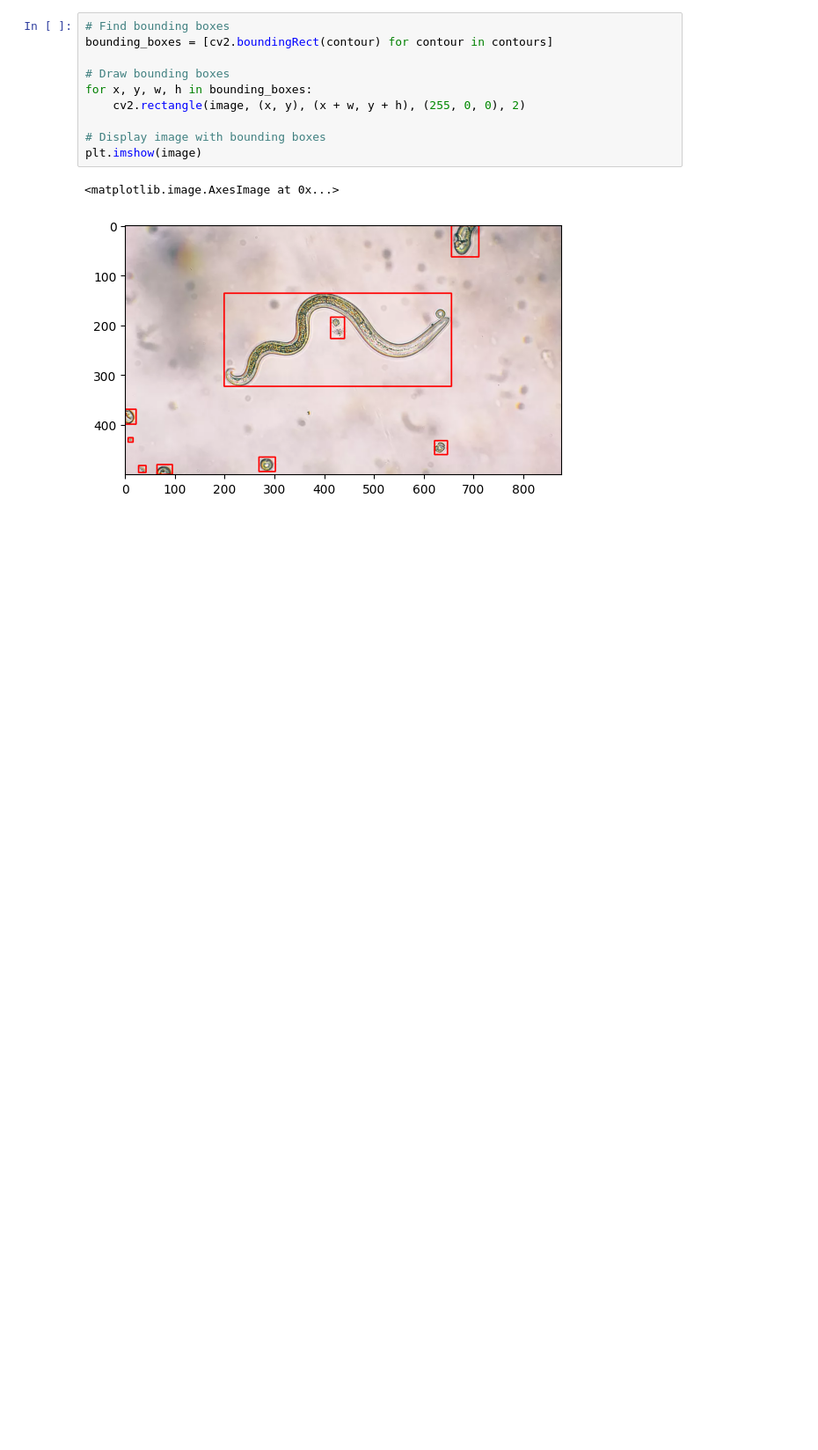
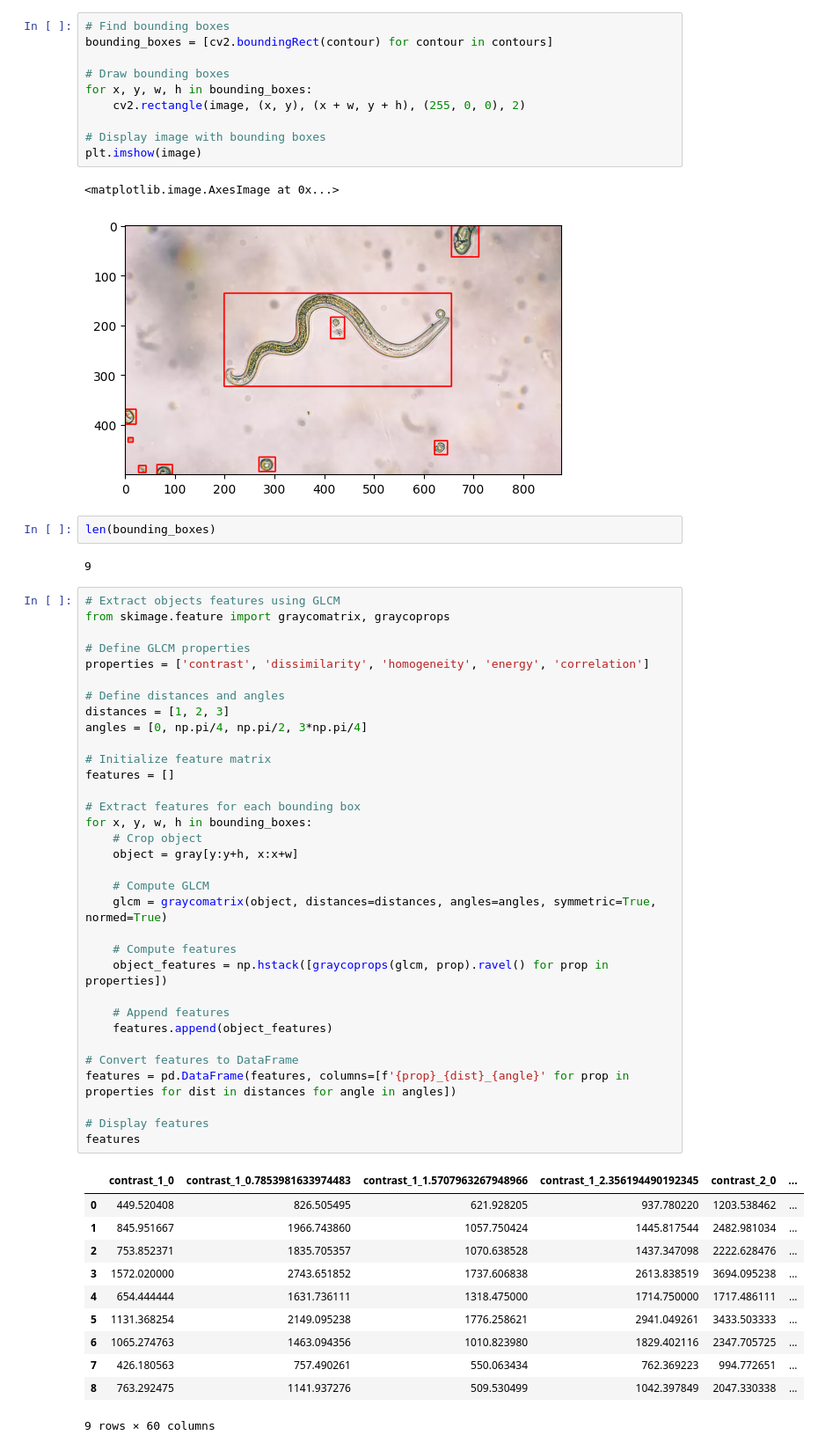
Before and after one commit to Bravonoid/microbiology-object-detection, a Jupyter notebook: process.ipynb, the cells around one changed output. Shown: that part at 88% size. Drawn from its saved outputs; the diff is of its cells as text; blank space fills up the shorter version.

```diff
--- a/process.ipynb
+++ b/process.ipynb
@@ -86,3 +87,52 @@ plt.imshow(image)
 # %% [output]
 <matplotlib.image.AxesImage at 0x...>
 [figure]
+# %%
+len(bounding_boxes)
+# %% [output]
+9
+# %%
+# Extract objects features using GLCM
+from skimage.feature import graycomatrix, graycoprops
+
+# Define GLCM properties
+properties = ['contrast', 'dissimilarity', 'homogeneity', 'energy', 'correlation']
+
+# Define distances and angles
+distances = [1, 2, 3]
+angles = [0, np.pi/4, np.pi/2, 3*np.pi/4]
+
+# Initialize feature matrix
+features = []
+
+# Extract features for each bounding box
+for x, y, w, h in bounding_boxes:
+    # Crop object
+    object = gray[y:y+h, x:x+w]
+
+    # Compute GLCM
+    glcm = graycomatrix(object, distances=distances, angles=angles, symmetric=True, normed=True)
+
+    # Compute features
+    object_features = np.hstack([graycoprops(glcm, prop).ravel() for prop in properties])
+
+    # Append features
+    features.append(object_features)
+
+# Convert features to DataFrame
+features = pd.DataFrame(features, columns=[f'{prop}_{dist}_{angle}' for prop in properties for dist in distances for angle in angles])
+
+# Display features
+features
+# %% [output]
+|  | contrast_1_0 | contrast_1_0.7853981633974483 | contrast_1_1.5707963267948966 | contrast_1_2.356194490192345 | contrast_2_0 | ... |
+| 0 | 449.520408 | 826.505495 | 621.928205 | 937.780220 | 1203.538462 | ... |
+| 1 | 845.951667 | 1966.743860 | 1057.750424 | 1445.817544 | 2482.981034 | ... |
+| 2 | 753.852371 | 1835.705357 | 1070.638528 | 1437.347098 | 2222.628476 | ... |
+| 3 | 1572.020000 | 2743.651852 | 1737.606838 | 2613.838519 | 3694.095238 | ... |
+| 4 | 654.444444 | 1631.736111 | 1318.475000 | 1714.750000 | 1717.486111 | ... |
+| 5 | 1131.368254 | 2149.095238 | 1776.258621 | 2941.049261 | 3433.503333 | ... |
+| 6 | 1065.274763 | 1463.094356 | 1010.823980 | 1829.402116 | 2347.705725 | ... |
+| 7 | 426.180563 | 757.490261 | 550.063434 | 762.369223 | 994.772651 | ... |
+| 8 | 763.292475 | 1141.937276 | 509.530499 | 1042.397849 | 2047.330338 | ... |
+9 rows × 60 columns
```
Also changed, not shown: parts of 5 cells of this notebook, 2 other files.
